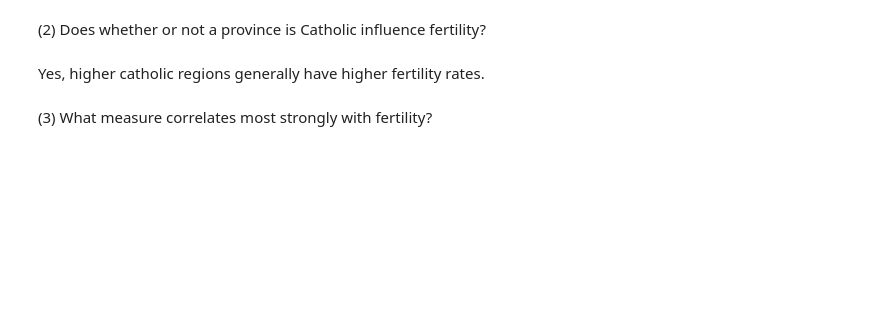
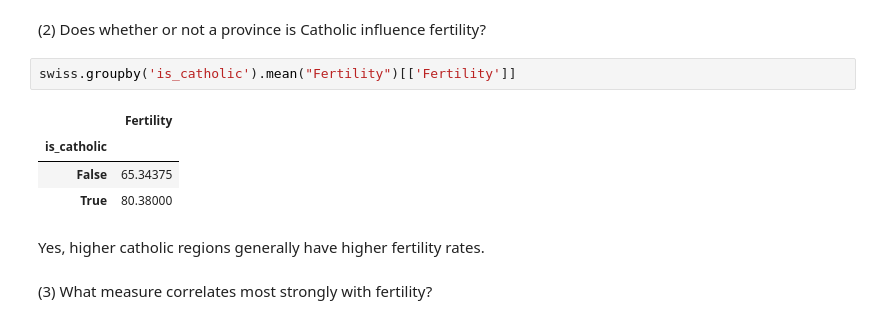
Before and after one commit to Miller-Ryan-1/numpy-pandas-visualization-exercises, a Jupyter notebook: seaborn_exercises.ipynb, the cells around one changed output. Cells and saved outputs as stored; diff of their text form; blank space fills up the shorter version.

```diff
--- a/seaborn_exercises.ipynb
+++ b/seaborn_exercises.ipynb
@@ -285,5 +273,12 @@ swiss.sample(10)
 # %% [markdown]
 (2) Does whether or not a province is Catholic influence fertility?
+# %%
+swiss.groupby('is_catholic').mean("Fertility")[['Fertility']]
+# %% [output]
+|  | Fertility |
+| is_catholic |  |
+| False | 65.34375 |
+| True | 80.38000 |
 # %% [markdown]
 Yes, higher catholic regions generally have higher fertility rates.
 # %% [markdown]
```
Also changed, not shown: parts of 11 cells of this notebook.
